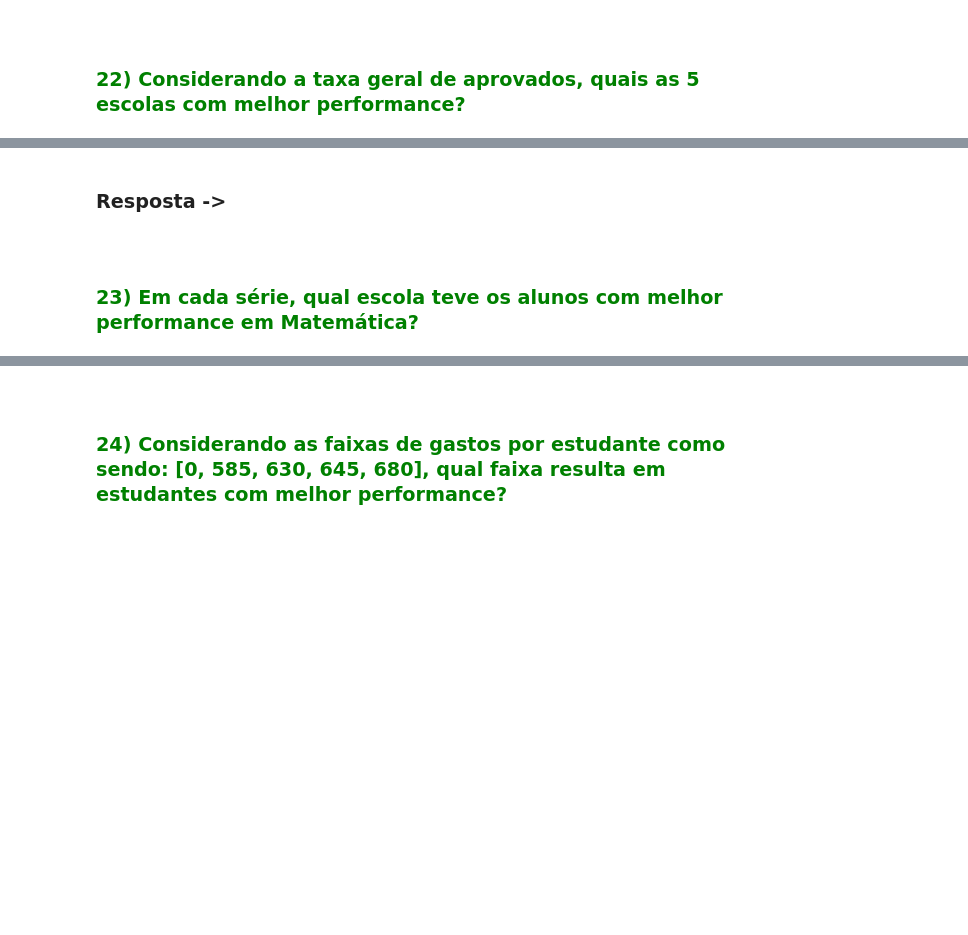
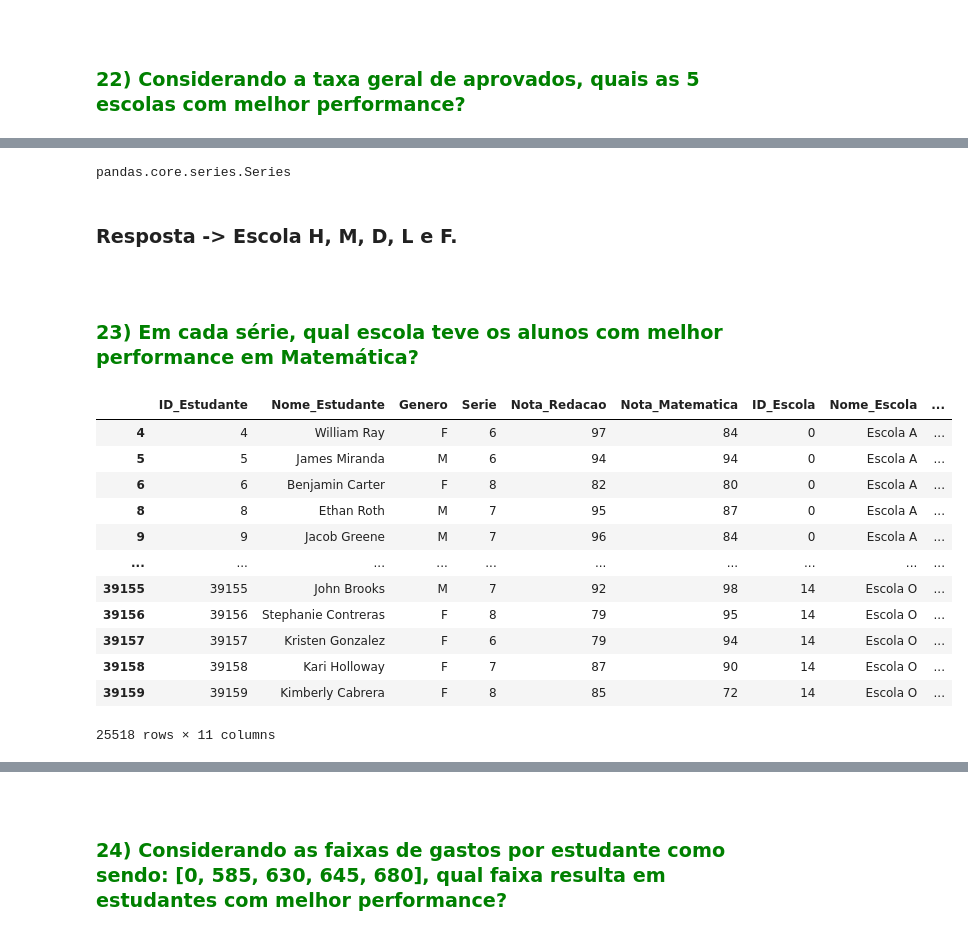
Before and after one commit to EduardoBran/Python_-_Estrutura-de-Dados-com-Pandas, a Jupyter notebook: 6.Estudo_de_Caso_-_Analise_Dados_Escolares_com_Pandas.ipynb, the cells around one changed output, grey strips where cells are left out. Saved outputs shown, nothing was run; the diff lists cells and outputs as text; code cells hidden in the pictures; blank space fills up the shorter version.

```diff
--- a/6.Estudo_de_Caso_-_Analise_Dados_Escolares_com_Pandas.ipynb
+++ b/6.Estudo_de_Caso_-_Analise_Dados_Escolares_com_Pandas.ipynb
@@ -478,2 +859,6 @@ dados_full
 # %% [markdown]
 ### <br><font color='green'> 22) Considerando a taxa geral de aprovados, quais as 5 escolas com melhor performance?</font>
+# %%
+aprovados = dados_full[(dados_full['Nota_Matematica'] >= 70) &
+                       (dados_full['Nota_Redacao'] >= 70)]
+aprovados.head()
@@ -480,4 +916,25 @@ dados_full
+# %%
+type(total_estudantes_aprovados_por_escola)
+# %% [output]
+pandas.core.series.Series
 # %% [markdown]
-### Resposta -> <br>
+### Resposta -> Escola H, M, D, L e F.<br>
 # %% [markdown]
 ### <br><font color='green'> 23) Em cada série, qual escola teve os alunos com melhor performance em Matemática?</font>
+# %%
+# Visualizando dados
+aprovados
+# %% [output]
+|  | ID_Estudante | Nome_Estudante | Genero | Serie | Nota_Redacao | Nota_Matematica | ID_Escola | Nome_Escola | ... |
+| 4 | 4 | William Ray | F | 6 | 97 | 84 | 0 | Escola A | ... |
+| 5 | 5 | James Miranda | M | 6 | 94 | 94 | 0 | Escola A | ... |
+| 6 | 6 | Benjamin Carter | F | 8 | 82 | 80 | 0 | Escola A | ... |
+| 8 | 8 | Ethan Roth | M | 7 | 95 | 87 | 0 | Escola A | ... |
+| 9 | 9 | Jacob Greene | M | 7 | 96 | 84 | 0 | Escola A | ... |
+| ... | ... | ... | ... | ... | ... | ... | ... | ... | ... |
+| 39155 | 39155 | John Brooks | M | 7 | 92 | 98 | 14 | Escola O | ... |
+| 39156 | 39156 | Stephanie Contreras | F | 8 | 79 | 95 | 14 | Escola O | ... |
+| 39157 | 39157 | Kristen Gonzalez | F | 6 | 79 | 94 | 14 | Escola O | ... |
+| 39158 | 39158 | Kari Holloway | F | 7 | 87 | 90 | 14 | Escola O | ... |
+| 39159 | 39159 | Kimberly Cabrera | F | 8 | 85 | 72 | 14 | Escola O | ... |
+25518 rows × 11 columns
```
Also changed, not shown: parts of 40 cells of this notebook, 1 other file.
